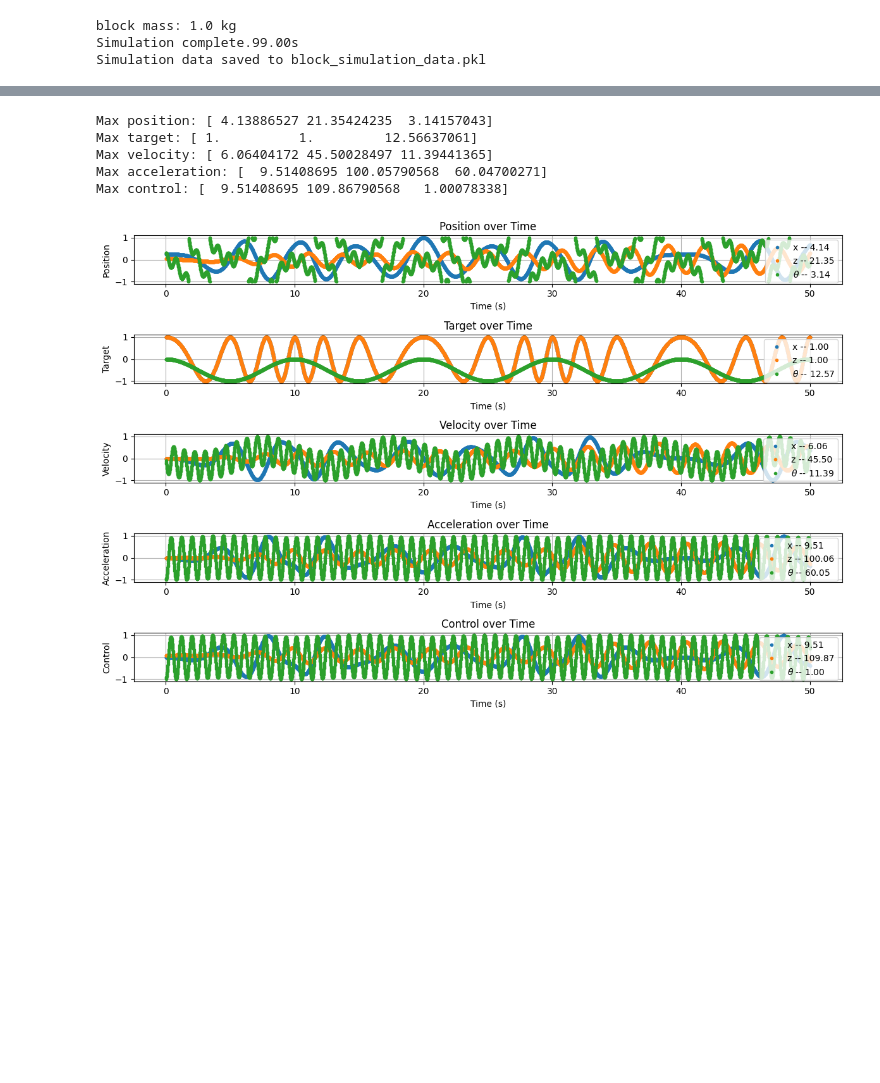
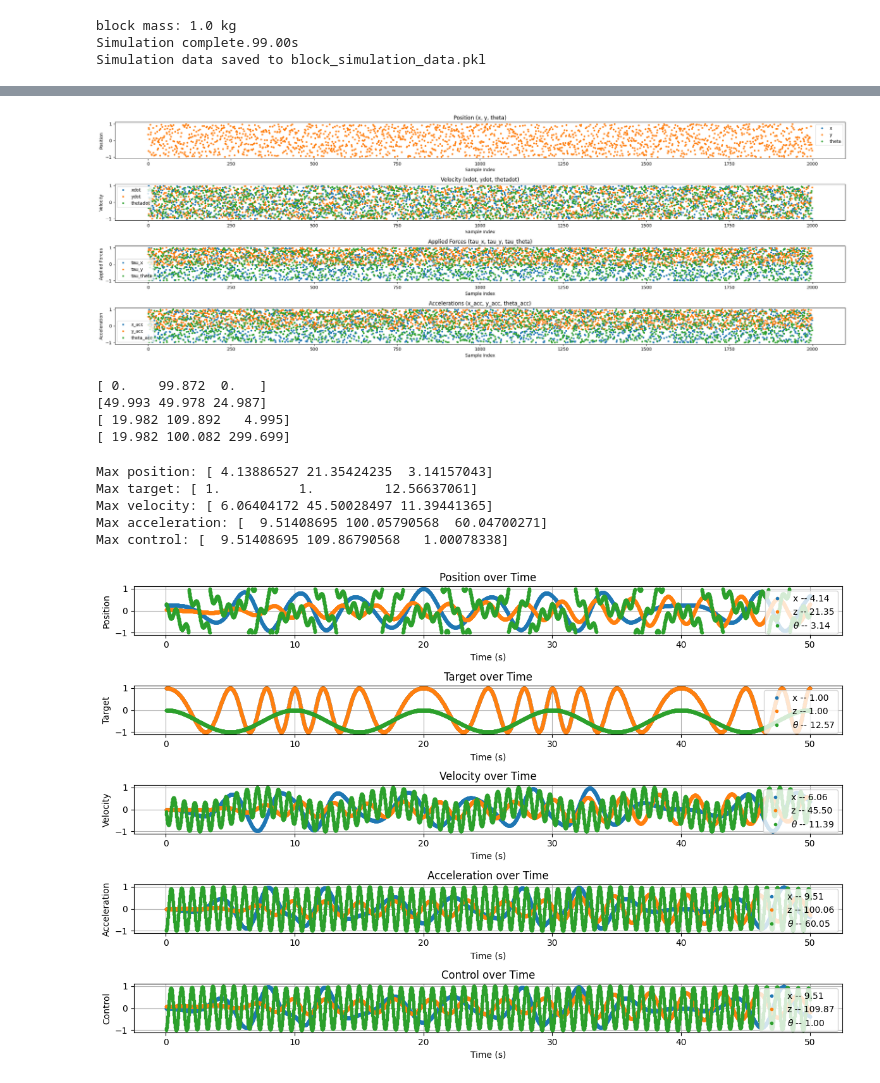
Before and after one commit to stevenwman/afil-project, a Jupyter notebook: test.ipynb, the cells around one changed output, grey strips where cells are left out. Saved outputs shown, nothing was run; the diff lists cells and outputs as text; code cells hidden in the pictures; blank space fills up the shorter version.

```diff
--- a/test.ipynb
+++ b/test.ipynb
@@ -160,0 +283,45 @@ Simulation data saved to block_simulation_data.pkl
+# %%
+import matplotlib.pyplot as plt
+
+slc_idx = 2000
+res = results
+
+plt.figure(figsize=(24, 8))
+plt.subplot(4, 1, 1)
+plt.plot(res[:slc_idx, :3]/np.max(res[:slc_idx, :3], axis=0), linestyle='none', marker='.')
+plt.title('Position (x, y, theta)')
+plt.xlabel('Sample Index')
+plt.ylabel('Position')
+plt.legend(['x', 'y', 'theta'])
+plt.subplot(4, 1, 2)
+plt.plot(res[:slc_idx, 3:6]/np.max(res[:slc_idx, 3:6], axis=0), linestyle='none', marker='.')
+plt.title('Velocity (xdot, ydot, thetadot)')
+plt.xlabel('Sample Index')
+plt.ylabel('Velocity')
+plt.legend(['xdot', 'ydot', 'thetadot'])
+plt.subplot(4, 1, 3)
+plt.plot(res[:slc_idx, 6:9]/np.max(res[:slc_idx, 6:9], axis=0), linestyle='none', marker='.')
+plt.title('Applied Forces (tau_x, tau_y, tau_theta)')
+plt.xlabel('Sample Index')
+plt.ylabel('Applied Forces')
+plt.legend(['tau_x', 'tau_y', 'tau_theta'])
+plt.subplot(4, 1, 4)
+plt.plot(res[:slc_idx, 9:12]/np.max(res[:slc_idx, 9:12], axis=0), linestyle='none', marker='.')
+plt.title('Accelerations (x_acc, y_acc, theta_acc)')
+plt.xlabel('Sample Index')
+plt.ylabel('Acceleration')
+plt.legend(['x_acc', 'y_acc', 'theta_acc'])
+plt.tight_layout()
+plt.show()
+
+for i in range(4):
+    print(np.max(res[:slc_idx, i*3:(i+1)*3], axis=0))
+
+with open('block_simulation_sample.pkl', 'wb') as f:
+    pickle.dump(results, f)
+# %% [output]
+[figure, added]
+[ 0.    99.872  0.   ]
+[49.993 49.978 24.987]
+[ 19.982 109.892   4.995]
+[ 19.982 100.082 299.699]
```
Also changed, not shown: parts of 7 cells of this notebook, 19 other files.
